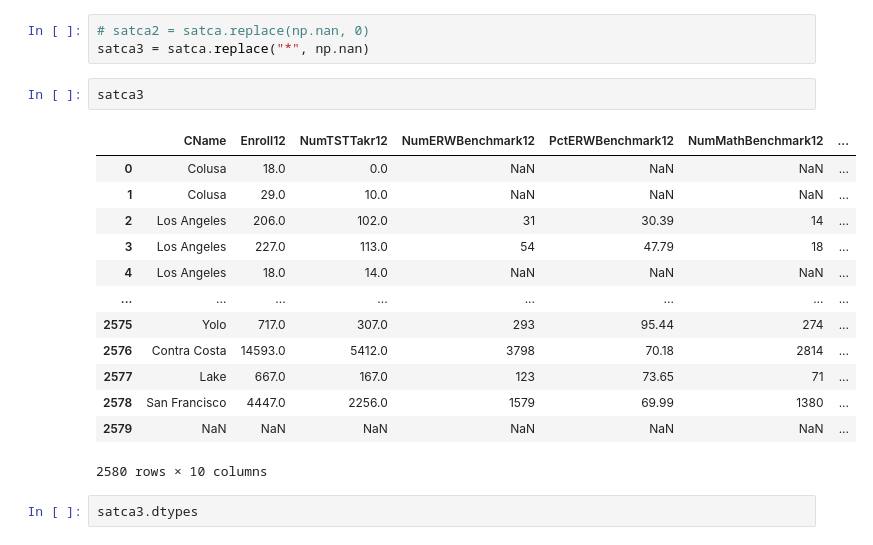
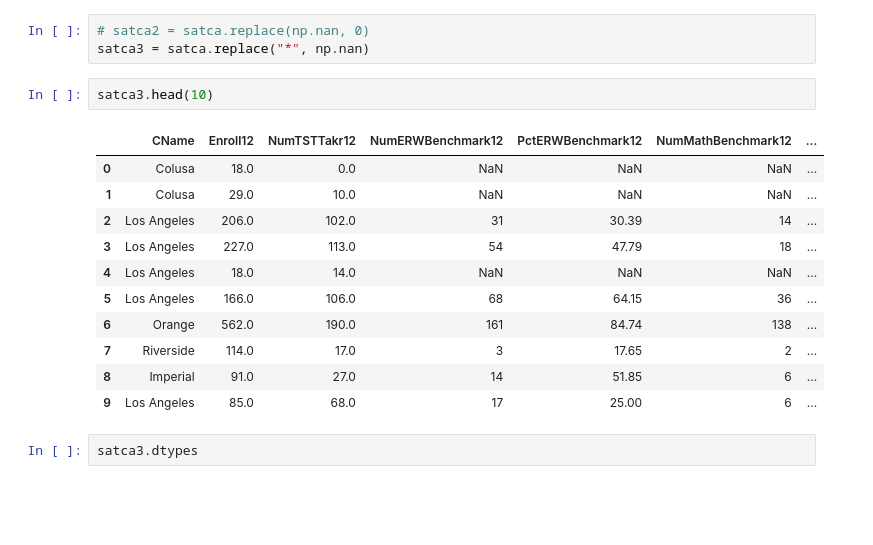
Before and after one commit to farahmalik11/project-1, a Jupyter notebook: code/starter-code.ipynb, the cells around one changed output. Cells and saved outputs as stored; diff of their text form; blank space fills up the shorter version.

```diff
--- a/code/starter-code.ipynb
+++ b/code/starter-code.ipynb
@@ -789,21 +777,19 @@ satca.drop(columns=['CDS', 'CCode', 'CDCode', 'SCode', 'SName', 'DName', 'RType'
 # satca2 = satca.replace(np.nan, 0)
 satca3 = satca.replace("*", np.nan)
 # %%
-satca3
+satca3.head(10)
 # %% [output]
 |  | CName | Enroll12 | NumTSTTakr12 | NumERWBenchmark12 | PctERWBenchmark12 | NumMathBenchmark12 | ... |
 | 0 | Colusa | 18.0 | 0.0 | NaN | NaN | NaN | ... |
 | 1 | Colusa | 29.0 | 10.0 | NaN | NaN | NaN | ... |
 | 2 | Los Angeles | 206.0 | 102.0 | 31 | 30.39 | 14 | ... |
 | 3 | Los Angeles | 227.0 | 113.0 | 54 | 47.79 | 18 | ... |
 | 4 | Los Angeles | 18.0 | 14.0 | NaN | NaN | NaN | ... |
-| ... | ... | ... | ... | ... | ... | ... | ... |
-| 2575 | Yolo | 717.0 | 307.0 | 293 | 95.44 | 274 | ... |
-| 2576 | Contra Costa | 14593.0 | 5412.0 | 3798 | 70.18 | 2814 | ... |
-| 2577 | Lake | 667.0 | 167.0 | 123 | 73.65 | 71 | ... |
-| 2578 | San Francisco | 4447.0 | 2256.0 | 1579 | 69.99 | 1380 | ... |
-| 2579 | NaN | NaN | NaN | NaN | NaN | NaN | ... |
+| 5 | Los Angeles | 166.0 | 106.0 | 68 | 64.15 | 36 | ... |
+| 6 | Orange | 562.0 | 190.0 | 161 | 84.74 | 138 | ... |
+| 7 | Riverside | 114.0 | 17.0 | 3 | 17.65 | 2 | ... |
+| 8 | Imperial | 91.0 | 27.0 | 14 | 51.85 | 6 | ... |
+| 9 | Los Angeles | 85.0 | 68.0 | 17 | 25.00 | 6 | ... |
-2580 rows × 10 columns
 # %%
 satca3.dtypes
 # %% [output]
```
Also changed, not shown: parts of 53 cells of this notebook.
